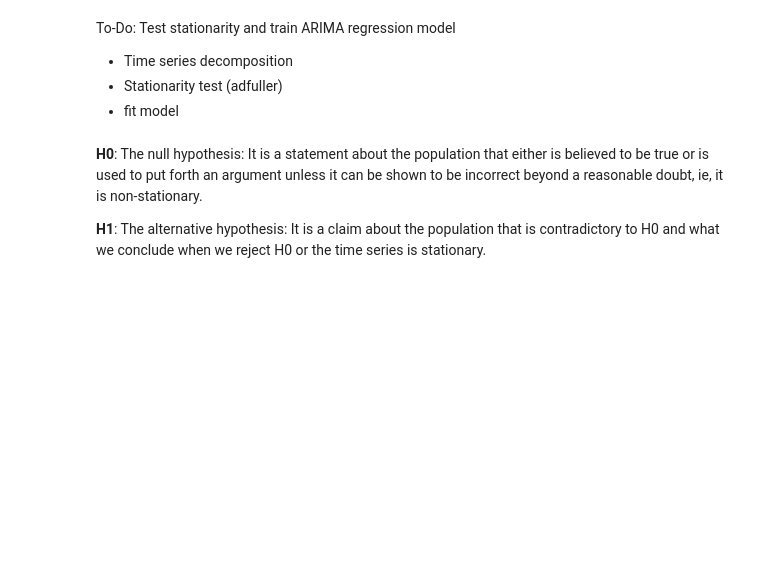
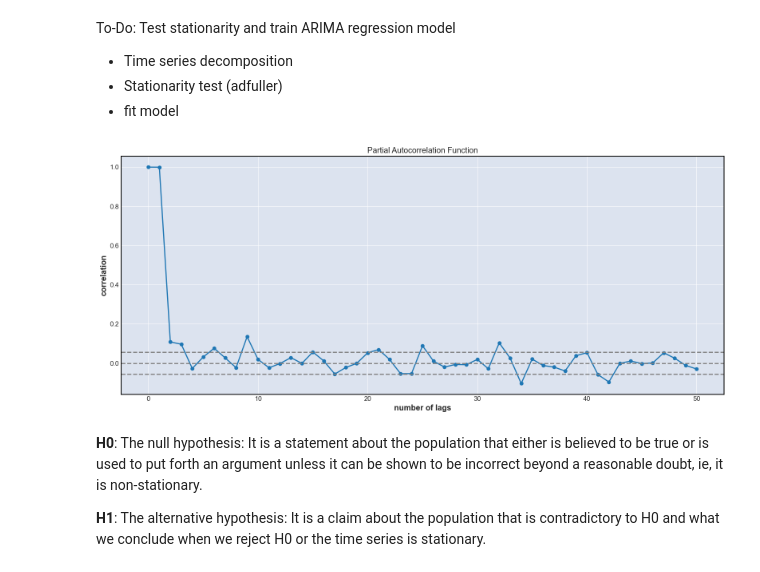
Before and after one commit to yepterence/Stock-Analysis, a Jupyter notebook: Stock-data-exploration.ipynb, the cells around one changed output. Drawn from its saved outputs; the diff is of its cells as text; code cells hidden in the pictures; blank space fills up the shorter version.

```diff
--- a/Stock-data-exploration.ipynb
+++ b/Stock-data-exploration.ipynb
@@ -182,6 +197,22 @@ To-Do: Test stationarity and train ARIMA regression model
  - Time series decomposition
  - Stationarity test (adfuller)
  - fit model
+# %%
+#calling pacf function from stattool
+lag_pacf = pacf(train, nlags=50, method='ols')
+
+#PLOT PACF
+plt.figure(figsize=(16, 7))
+plt.plot(lag_pacf, marker="o")
+plt.axhline(y=0,linestyle='--',color='gray')
+plt.axhline(y=-1.96/np.sqrt(len(train)),linestyle='--',color='gray')
+plt.axhline(y=1.96/np.sqrt(len(train)),linestyle='--',color='gray')
+plt.title('Partial Autocorrelation Function')
+plt.xlabel('number of lags')
+plt.ylabel('correlation')
+plt.tight_layout()
+# %% [output]
+[figure, added]
 # %% [markdown]
 <b>H0</b>: The null hypothesis: It is a statement about the population that either is believed to be true or is used to put forth an argument unless it can be shown to be incorrect beyond a reasonable doubt, ie, it is non-stationary.
 
```
Also changed, not shown: parts of 7 cells of this notebook.
